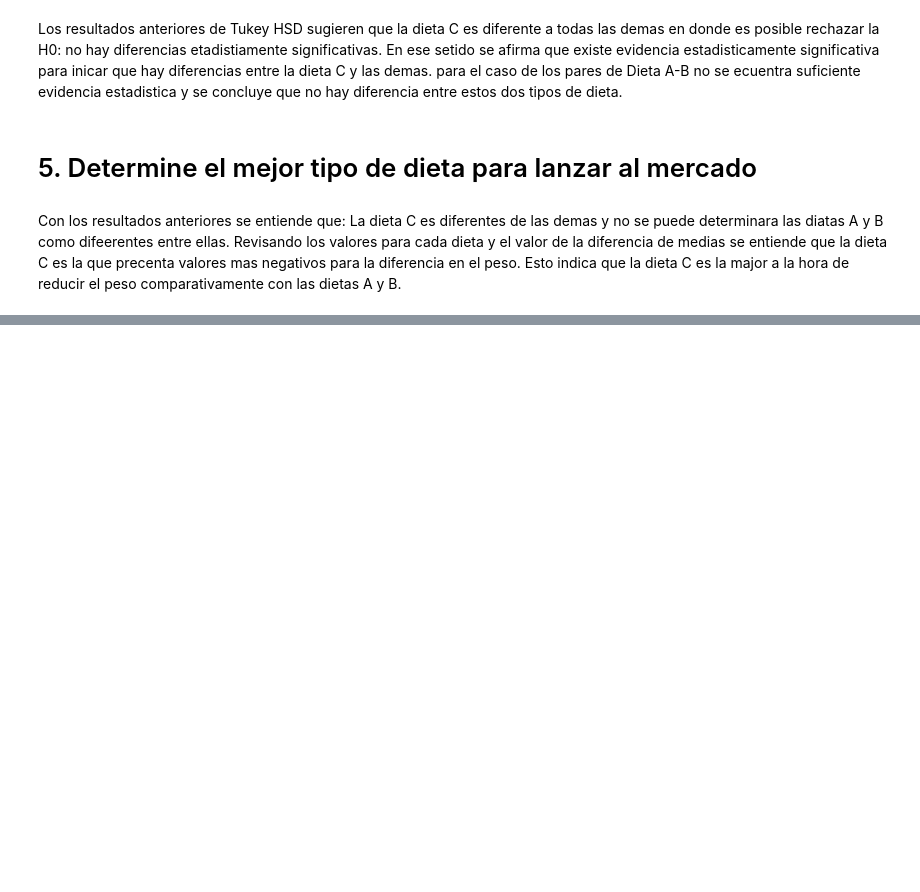
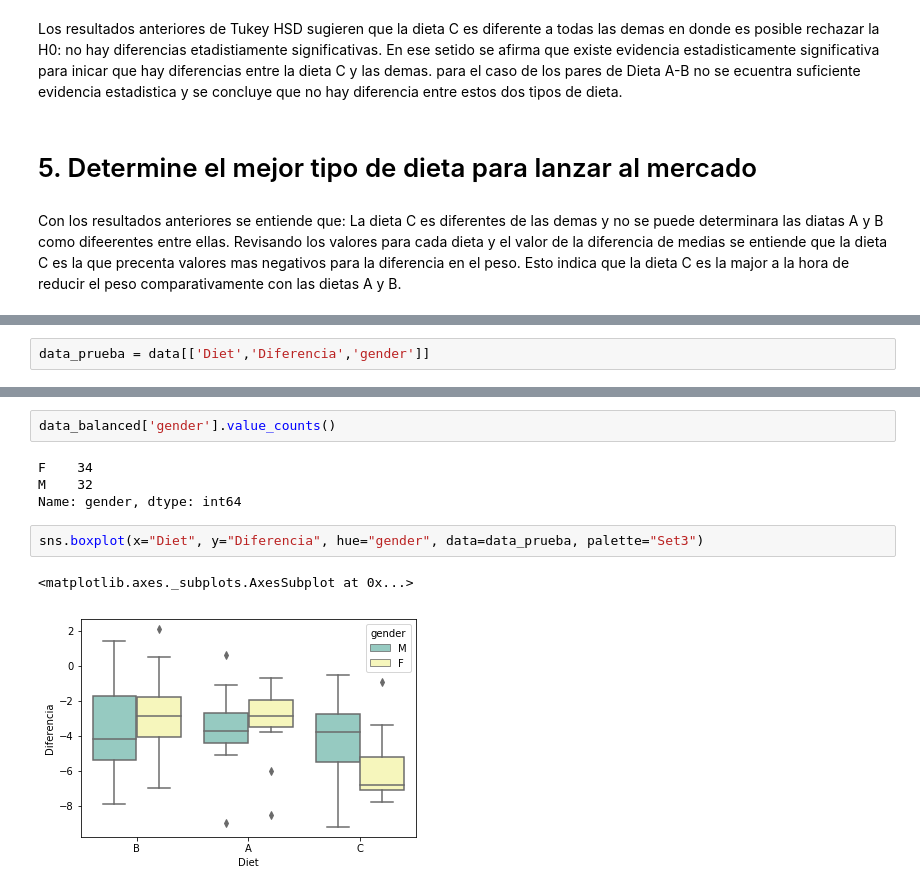
Before and after one commit to andresenrique08/CDA_Project, a Jupyter notebook: Tarea_ANOVA/Practica9.ipynb, the cells around one changed output, grey strips where cells are left out. Drawn from its saved outputs; the diff is of its cells as text; blank space fills up the shorter version.

```diff
--- a/Tarea_ANOVA/Practica9.ipynb
+++ b/Tarea_ANOVA/Practica9.ipynb
@@ -473,0 +520,2 @@ Con los resultados anteriores se entiende que: La dieta C es diferentes de las d
+# %%
+data_prueba = data[['Diet','Diferencia','gender']]
@@ -473,0 +576,11 @@ Con los resultados anteriores se entiende que: La dieta C es diferentes de las d
+# %%
+data_balanced['gender'].value_counts()
+# %% [output]
+F    34
+M    32
+Name: gender, dtype: int64
+# %%
+sns.boxplot(x="Diet", y="Diferencia", hue="gender", data=data_prueba, palette="Set3")
+# %% [output]
+<matplotlib.axes._subplots.AxesSubplot at 0x...>
+[figure, added]
```
Also changed, not shown: parts of 39 cells of this notebook.
